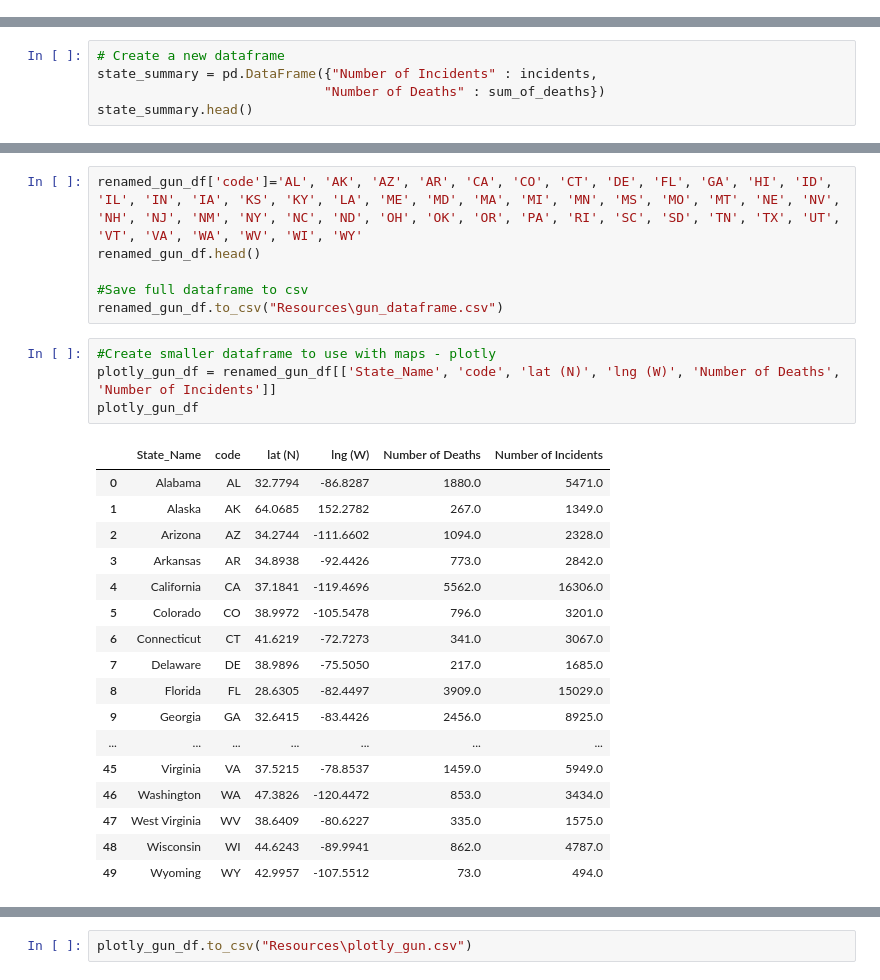
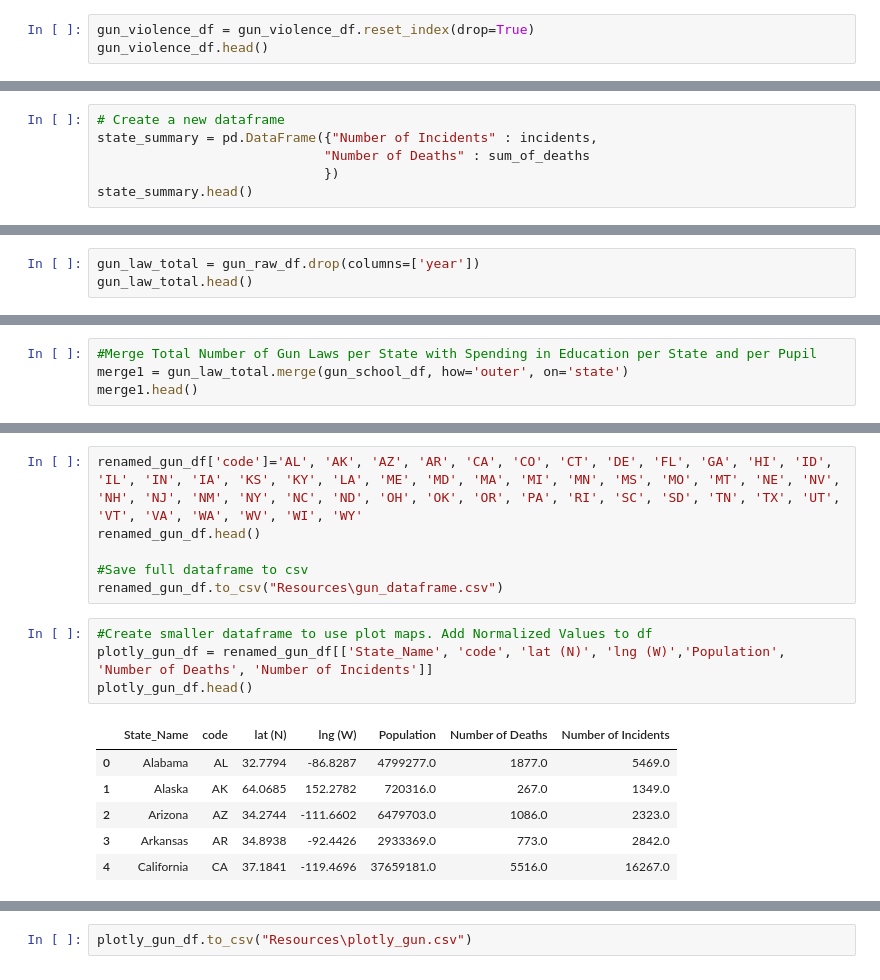
Before and after one commit to summergernon/gun_violence_analysis, a Jupyter notebook: Gun_Analysis_Pati.ipynb, the cells around one changed output, grey strips where cells are left out. Saved outputs shown, nothing was run; the diff lists cells and outputs as text.

Commit message:
updated maps
Dropped 2013 info due to incompletion; displaying normalized values

```diff
--- a/Gun_Analysis_Pati.ipynb
+++ b/Gun_Analysis_Pati.ipynb
@@ -106,0 +130,3 @@ gun_violence_df.head()
+# %%
+gun_violence_df = gun_violence_df.reset_index(drop=True)
+gun_violence_df.head()
@@ -132,7 +166,8 @@ Name: n_killed, dtype: int64
 # %%
 # Create a new dataframe
 state_summary = pd.DataFrame({"Number of Incidents" : incidents,
-                             "Number of Deaths" : sum_of_deaths})
+                             "Number of Deaths" : sum_of_deaths
+                             })
 state_summary.head()
 # %% [output]
 |  | Number of Deaths | Number of Incidents |
@@ -287,0 +278,3 @@ merge1
+# %%
+gun_law_total = gun_raw_df.drop(columns=['year'])
+gun_law_total.head()
@@ -287,0 +288,4 @@ merge1
+# %%
+#Merge Total Number of Gun Laws per State with Spending in Education per State and per Pupil
+merge1 = gun_law_total.merge(gun_school_df, how='outer', on='state')
+merge1.head()
@@ -389,24 +404,13 @@ renamed_gun_df.head()
 #Save full dataframe to csv
 renamed_gun_df.to_csv("Resources\gun_dataframe.csv")
 # %%
-#Create smaller dataframe to use with maps - plotly
-plotly_gun_df = renamed_gun_df[['State_Name', 'code', 'lat (N)', 'lng (W)', 'Number of Deaths', 'Number of Incidents']]
-plotly_gun_df
+#Create smaller dataframe to use plot maps. Add Normalized Values to df
+plotly_gun_df = renamed_gun_df[['State_Name', 'code', 'lat (N)', 'lng (W)','Population', 'Number of Deaths', 'Number of Incidents']]
+plotly_gun_df.head()
 # %% [output]
-|  | State_Name | code | lat (N) | lng (W) | Number of Deaths | Number of Incidents |
-| 0 | Alabama | AL | 32.7794 | -86.8287 | 1880.0 | 5471.0 |
-| 1 | Alaska | AK | 64.0685 | 152.2782 | 267.0 | 1349.0 |
-| 2 | Arizona | AZ | 34.2744 | -111.6602 | 1094.0 | 2328.0 |
-| 3 | Arkansas | AR | 34.8938 | -92.4426 | 773.0 | 2842.0 |
-| 4 | California | CA | 37.1841 | -119.4696 | 5562.0 | 16306.0 |
-| 5 | Colorado | CO | 38.9972 | -105.5478 | 796.0 | 3201.0 |
-| 6 | Connecticut | CT | 41.6219 | -72.7273 | 341.0 | 3067.0 |
-| 7 | Delaware | DE | 38.9896 | -75.5050 | 217.0 | 1685.0 |
-| 8 | Florida | FL | 28.6305 | -82.4497 | 3909.0 | 15029.0 |
-| 9 | Georgia | GA | 32.6415 | -83.4426 | 2456.0 | 8925.0 |
-| ... | ... | ... | ... | ... | ... | ... |
-| 45 | Virginia | VA | 37.5215 | -78.8537 | 1459.0 | 5949.0 |
-| 46 | Washington | WA | 47.3826 | -120.4472 | 853.0 | 3434.0 |
-| 47 | West Virginia | WV | 38.6409 | -80.6227 | 335.0 | 1575.0 |
-| 48 | Wisconsin | WI | 44.6243 | -89.9941 | 862.0 | 4787.0 |
-| 49 | Wyoming | WY | 42.9957 | -107.5512 | 73.0 | 494.0 |
+|  | State_Name | code | lat (N) | lng (W) | Population | Number of Deaths | Number of Incidents |
+| 0 | Alabama | AL | 32.7794 | -86.8287 | 4799277.0 | 1877.0 | 5469.0 |
+| 1 | Alaska | AK | 64.0685 | 152.2782 | 720316.0 | 267.0 | 1349.0 |
+| 2 | Arizona | AZ | 34.2744 | -111.6602 | 6479703.0 | 1086.0 | 2323.0 |
+| 3 | Arkansas | AR | 34.8938 | -92.4426 | 2933369.0 | 773.0 | 2842.0 |
+| 4 | California | CA | 37.1841 | -119.4696 | 37659181.0 | 5516.0 | 16267.0 |
```
Also changed, not shown: parts of 35 cells of this notebook, 2 other files.
